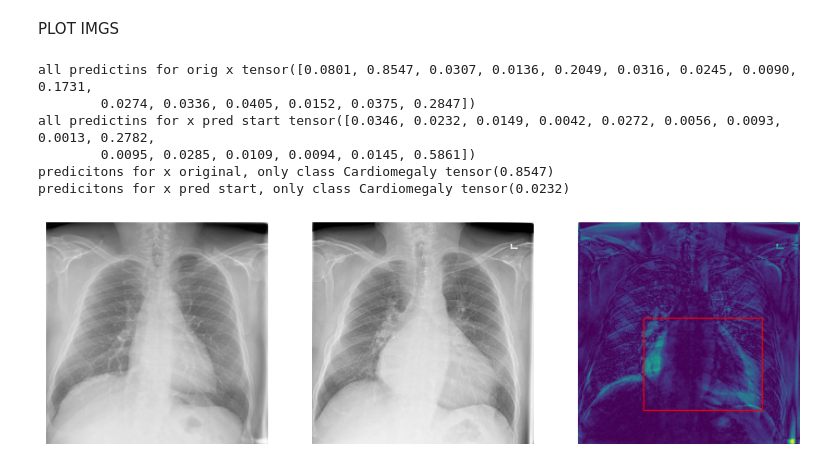
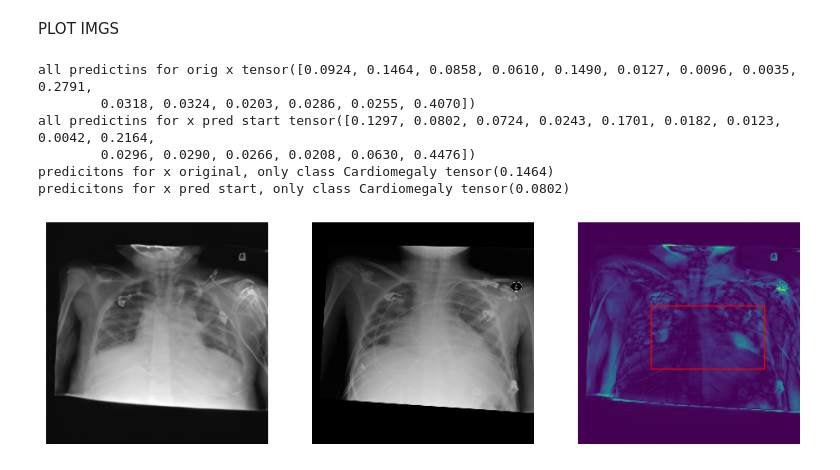
Before and after one commit to pskiers/Joint-Diffusion-in-Latent-Space, a Jupyter notebook: jk_sample_with_guidance.ipynb, the cells around one changed output. Drawn from its saved outputs; the diff is of its cells as text; code cells hidden in the pictures.

```diff
--- a/jk_sample_with_guidance.ipynb
+++ b/jk_sample_with_guidance.ipynb
@@ -216,19 +145,19 @@ PLOT IMGS
 import torch
 T = 500
 cl_list = ["Atelectasis","Cardiomegaly","Consolidation","Edema","Effusion","Emphysema","Fibrosis", "Hernia","Infiltration", "Mass", "Nodule","Pleural_Thickening","Pneumonia","Pneumothorax","No Finding"]
-
+folder_to_save='vce_results_baseline'
 for class_ in cl_list[1:2]:
-    x_samples =torch.load(f'vce_results_baseline/T{T}_{class_}_x_samples.pt')
-    pred_o = torch.load(f'vce_results_baseline/T{T}_{class_}_pred_o.pt')
-    img_original = torch.load(f'vce_results_baseline/T{T}_{class_}_img_original.pt')
-    pred_o_ext = torch.load(f'vce_results_baseline/T{T}_{class_}_pred_o_ext.pt')
-    pred_ext = torch.load(f'vce_results_baseline/T{T}_{class_}_pred_ext.pt')
-    bbox = torch.load(f'vce_results_baseline/T{T}_{class_}_bbox.pt')
+    x_samples =torch.load(f'{folder_to_save}/T{T}_{class_}_x_samples.pt')
+    pred_o = torch.load(f'{folder_to_save}/T{T}_{class_}_pred_o.pt')
+    img_original = torch.load(f'{folder_to_save}/T{T}_{class_}_img_original.pt')
+    pred_o_ext = torch.load(f'{folder_to_save}/T{T}_{class_}_pred_o_ext.pt')
+    pred_ext = torch.load(f'{folder_to_save}/T{T}_{class_}_pred_ext.pt')
+    bbox = torch.load(f'{folder_to_save}/T{T}_{class_}_bbox.pt')
 # %%
 import matplotlib.pyplot as plt
 import matplotlib.patches as patches
 # %%
-idx_from_batch = 2
+idx_from_batch = 78
 
 fig, axes = plt.subplots(1, 3, figsize=(12, 4))
 
@@ -251,37 +180,37 @@ axes[ax].axis('off')
 ax +=1
 
 
 x, y, w, h = bbox[idx_from_batch][0], bbox[idx_from_batch][1],bbox[idx_from_batch][2], bbox[idx_from_batch][3]
 # Scale the bounding box coordinates from 1024x1024 to 256x256
 scaled_x = x * 0.25
 scaled_y = y * 0.25
 scaled_w = w * 0.25
 scaled_h = h * 0.25
 
 # Create a rectangle patch using the scaled coordinates
 rect = patches.Rectangle((scaled_x, scaled_y), scaled_w, scaled_h, linewidth=1, edgecolor='r', facecolor='none')
 
 # Add the rectangle patch to the plot
 axes[ax].add_patch(rect)
 
 
 axes[ax].imshow(diff)
 axes[ax].axis('off')
 
 #fig.suptitle(ret[3][0][idx_from_batch])
 
 pred_o_ext_for_item = torch.nn.functional.sigmoid(pred_o_ext[idx_from_batch])
 pred_ext_for_item = torch.nn.functional.sigmoid(pred_ext[idx_from_batch])
 id_class = cl_list.index(class_)
 print('all predictins for orig x', pred_o_ext_for_item)
 print('all predictins for x pred start', pred_ext_for_item)
 print(f'predicitons for x original, only class {cl_list[id_class]}', pred_o_ext_for_item[id_class])
 print(f'predicitons for x pred start, only class {cl_list[id_class]}',pred_ext_for_item[id_class])
 # %% [output]
-all predictins for orig x tensor([0.0801, 0.8547, 0.0307, 0.0136, 0.2049, 0.0316, 0.0245, 0.0090, 0.1731,
-        0.0274, 0.0336, 0.0405, 0.0152, 0.0375, 0.2847])
-all predictins for x pred start tensor([0.0346, 0.0232, 0.0149, 0.0042, 0.0272, 0.0056, 0.0093, 0.0013, 0.2782,
-        0.0095, 0.0285, 0.0109, 0.0094, 0.0145, 0.5861])
-predicitons for x original, only class Cardiomegaly tensor(0.8547)
-predicitons for x pred start, only class Cardiomegaly tensor(0.0232)
+all predictins for orig x tensor([0.0924, 0.1464, 0.0858, 0.0610, 0.1490, 0.0127, 0.0096, 0.0035, 0.2791,
+        0.0318, 0.0324, 0.0203, 0.0286, 0.0255, 0.4070])
+all predictins for x pred start tensor([0.1297, 0.0802, 0.0724, 0.0243, 0.1701, 0.0182, 0.0123, 0.0042, 0.2164,
+        0.0296, 0.0290, 0.0266, 0.0208, 0.0630, 0.4476])
+predicitons for x original, only class Cardiomegaly tensor(0.1464)
+predicitons for x pred start, only class Cardiomegaly tensor(0.0802)
-[figure, old version]
+[figure, new version]
```
Also changed, not shown: parts of 9 cells of this notebook.
